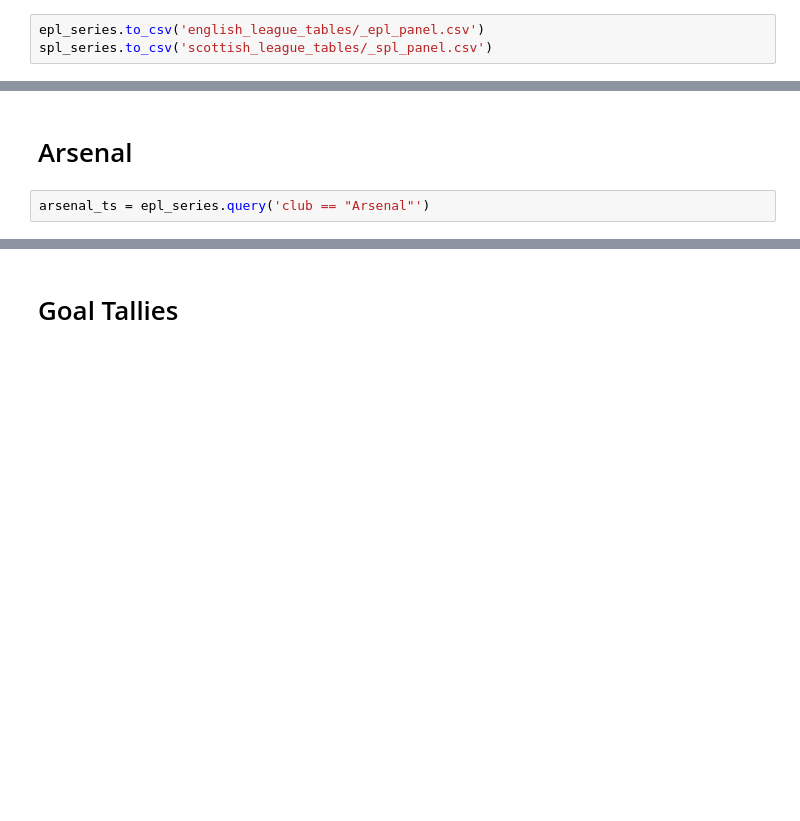
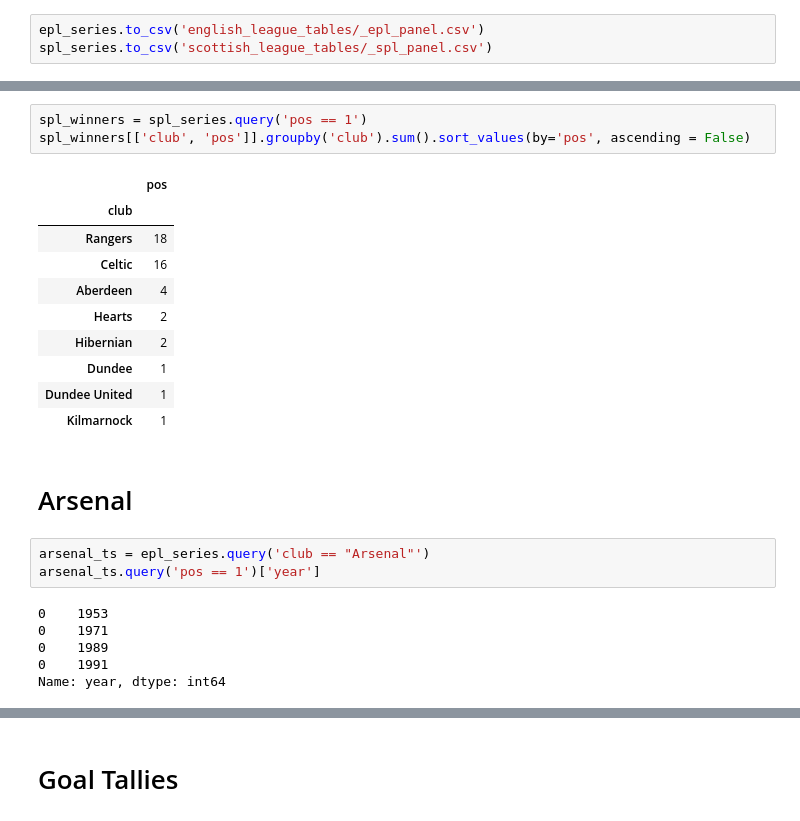
Before and after one commit to apoorvalal/league-tables-scraper, a Jupyter notebook: 1_eda.ipynb, the cells around one changed output, grey strips where cells are left out. Saved outputs shown, nothing was run; the diff lists cells and outputs as text; blank space fills up the shorter version.

```diff
--- a/1_eda.ipynb
+++ b/1_eda.ipynb
@@ -120,7 +145,28 @@ spl_series.to_csv('scottish_league_tables/_spl_panel.csv')
+# %%
+spl_winners = spl_series.query('pos == 1')
+spl_winners[['club', 'pos']].groupby('club').sum().sort_values(by='pos', ascending = False)
+# %% [output]
+|  | pos |
+| club |  |
+| Rangers | 18 |
+| Celtic | 16 |
+| Aberdeen | 4 |
+| Hearts | 2 |
+| Hibernian | 2 |
+| Dundee | 1 |
+| Dundee United | 1 |
+| Kilmarnock | 1 |
 # %% [markdown]
 # Arsenal
 # %%
 arsenal_ts = epl_series.query('club == "Arsenal"')
+arsenal_ts.query('pos == 1')['year']
+# %% [output]
+0    1953
+0    1971
+0    1989
+0    1991
+Name: year, dtype: int64
 # %%
 ggplot(arsenal_ts, aes(x='year', y = 'pos')) + geom_point(colour = 'red') + geom_line(colour='red') +\
     scale_y_reverse()
```
Also changed, not shown: parts of 7 cells of this notebook.
